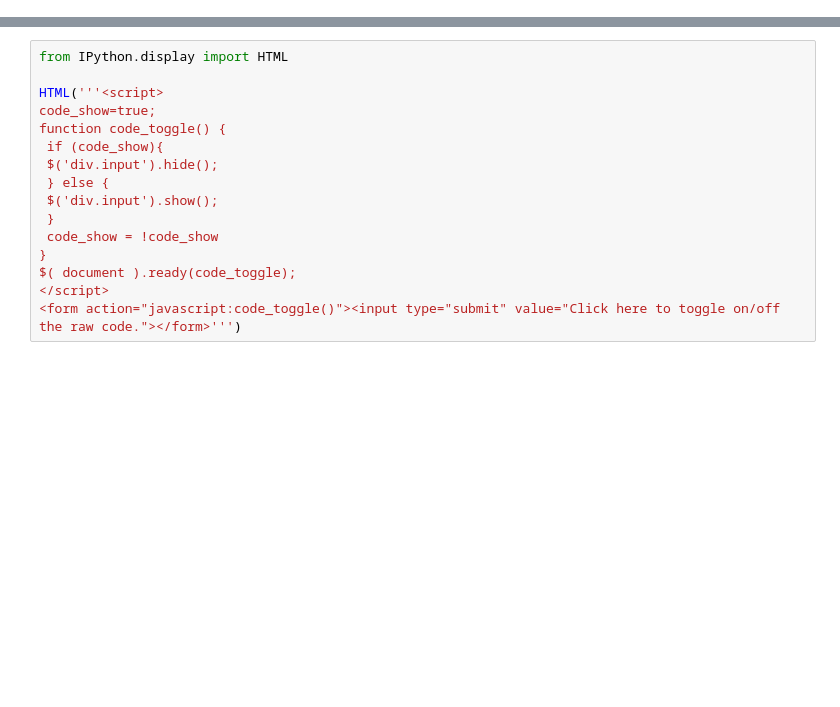
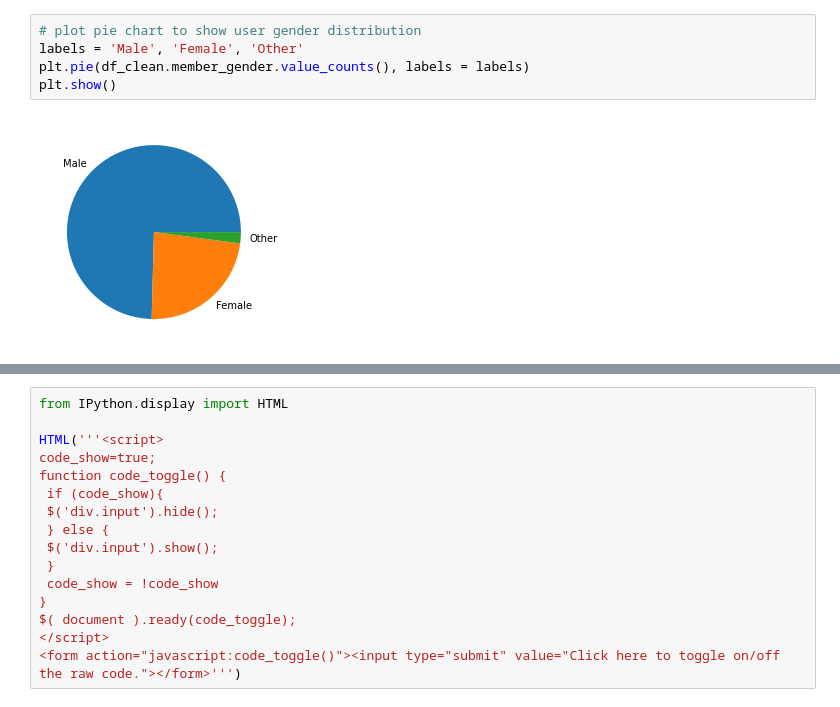
Before and after one commit to cman1836/DataVisualization, a Jupyter notebook: SlideShow.ipynb, the cells around one changed output, grey strips where cells are left out. Saved outputs shown, nothing was run; the diff lists cells and outputs as text; blank space fills up the shorter version.

```diff
--- a/SlideShow.ipynb
+++ b/SlideShow.ipynb
@@ -129,0 +57,7 @@ plt.show()
+# %%
+# plot pie chart to show user gender distribution
+labels = 'Male', 'Female', 'Other'
+plt.pie(df_clean.member_gender.value_counts(), labels = labels)
+plt.show()
+# %% [output]
+[figure, added]
```
Also changed, not shown: parts of 44 cells of this notebook, 1 other file.
